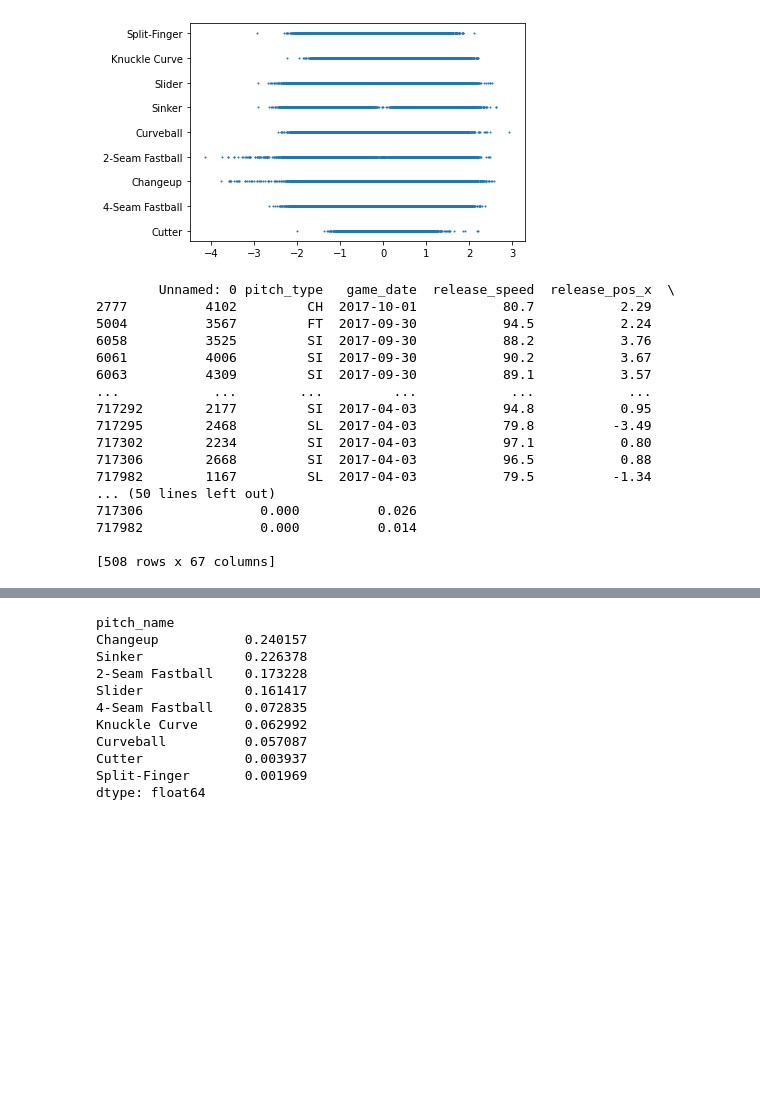
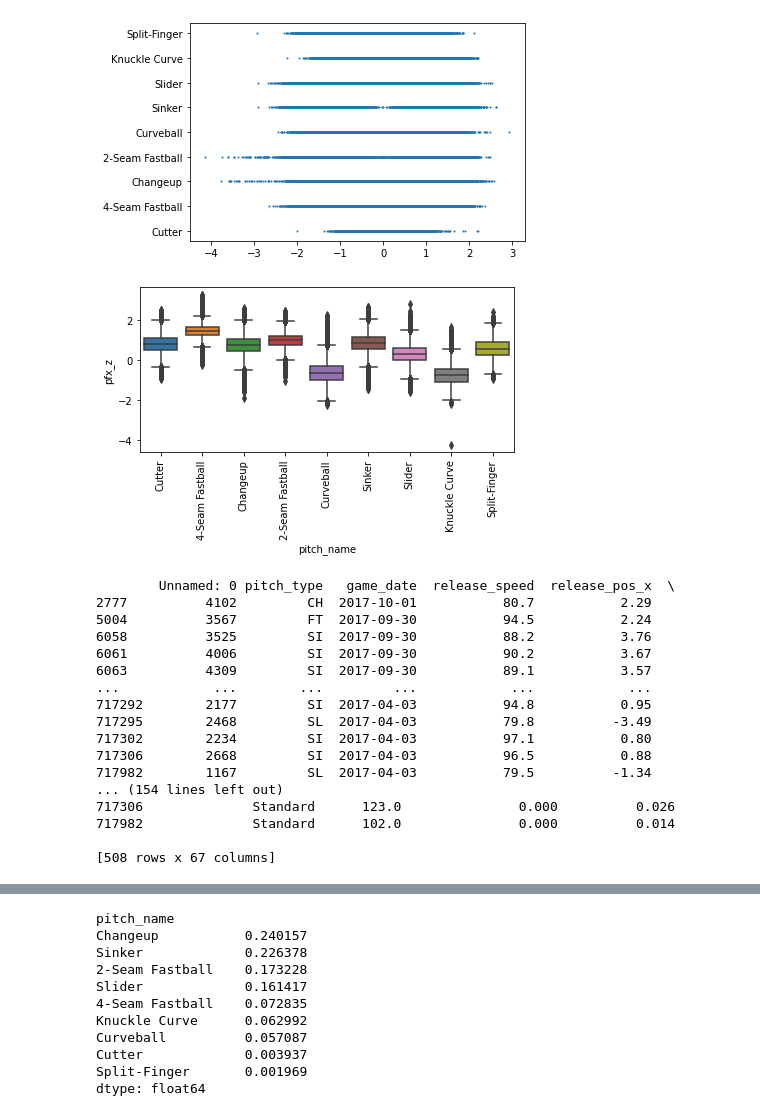
Before and after one commit to gihonglee/MLB_project, a Jupyter notebook: mlb-eda.ipynb, the cells around one changed output, grey strips where cells are left out. Drawn from its saved outputs; the diff is of its cells as text; code cells hidden in the pictures; blank space fills up the shorter version.

```diff
--- a/mlb-eda.ipynb
+++ b/mlb-eda.ipynb
@@ -404,10 +433,25 @@ plt.scatter(pfx_x_col, pitch_name_col, s=1, alpha=1)
 plt.show()
 # %% [output]
 [figure]
+# %%
+pfx_z_col = df['pfx_z']
+pitch_name_col = df['pitch_name']
+sns.boxplot(x = pitch_name_col, y = pfx_z_col )
+# plt.scatter(pfx_z_col, pitch_name_col, s=1, alpha=1)
+ax = plt.gca()
+ax.tick_params(axis='x', labelrotation = 90)
+plt.tight_layout()
+plt.show()
+
+# vertical movenment in the pitch
+# %% [output]
+[figure, added]
 # %%
 #This helps us visualize where given pitches tend to end up on the pfx_x 'scale'
 # %%
 pfx_x_above2 = df[df.pfx_x > 2]
+pfx_z_above2 = df[df.pfx_z > 2]
+pfx_z_below_neg1 = df[df.pfx_z < -1]
 print(pfx_x_above2)
 # %% [output]
         Unnamed: 0 pitch_type   game_date  release_speed  release_pos_x  \
@@ -422,8 +466,8 @@ print(pfx_x_above2)
 717302        2234         SI  2017-04-03           97.1           0.80
 717306        2668         SI  2017-04-03           96.5           0.88
 717982        1167         SL  2017-04-03           79.5          -1.34
-... (50 lines left out)
-717306               0.000          0.026
-717982               0.000          0.014
+... (154 lines left out)
+717306              Standard      123.0               0.000          0.026
+717982              Standard      102.0               0.000          0.014
 
 [508 rows x 67 columns]
```
Also changed, not shown: parts of 41 cells of this notebook, 1 other file.
